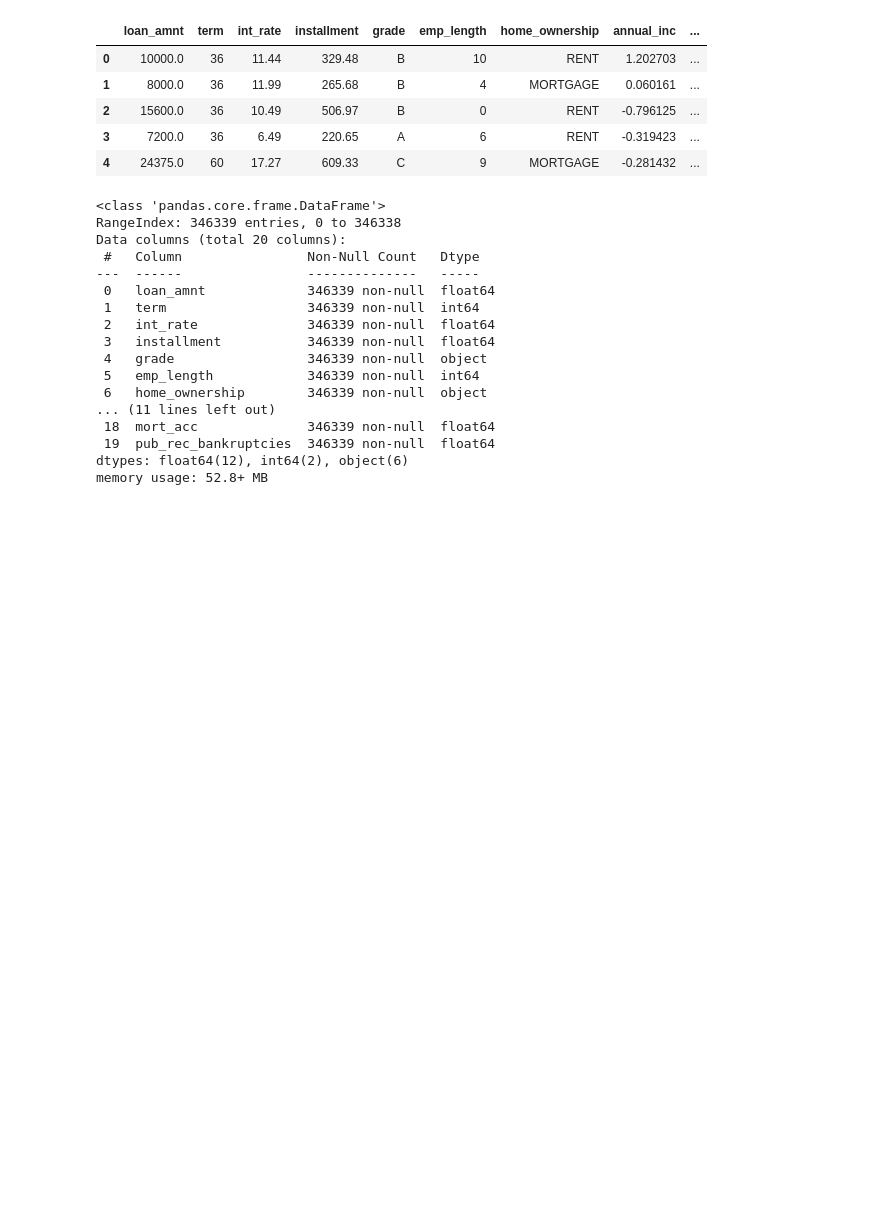
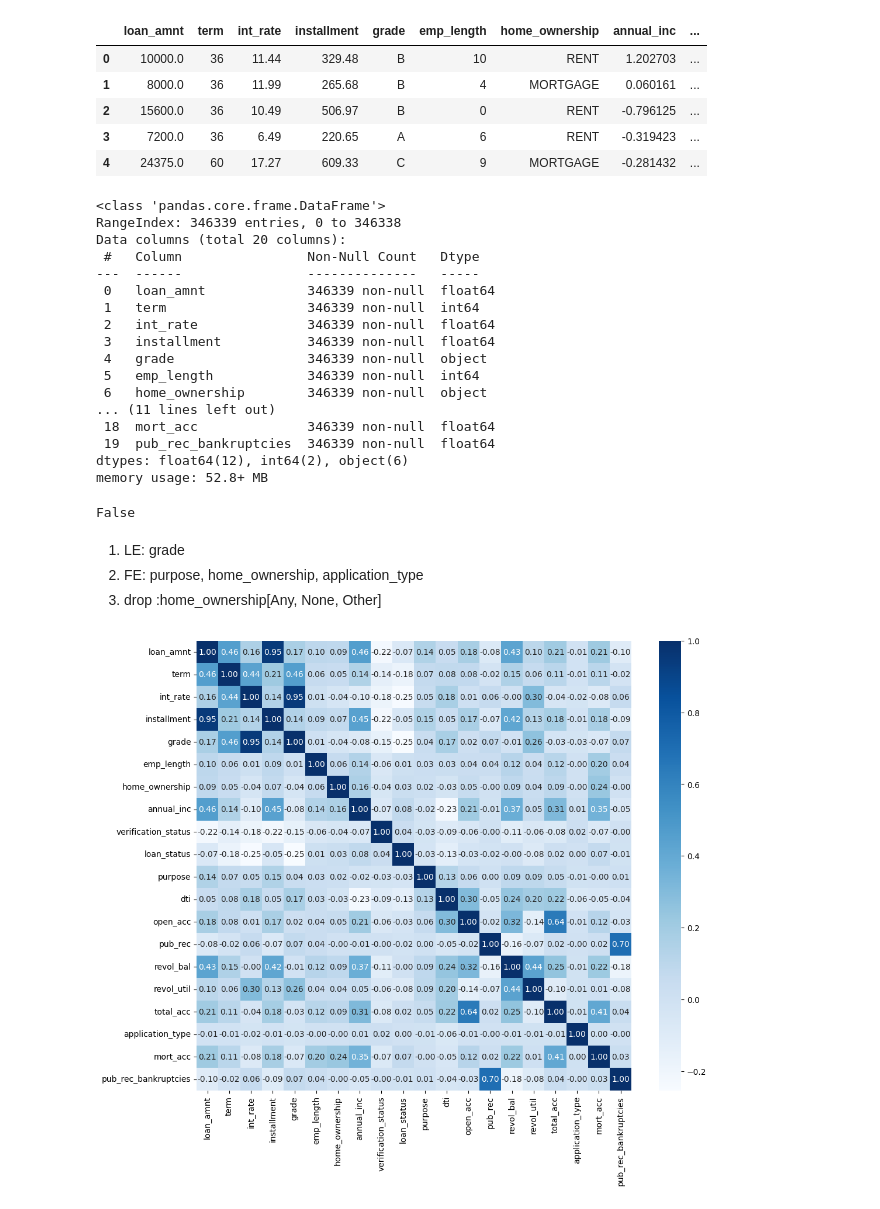
Before and after one commit to Nidhi-Pawar/credit_line_eligibility, a Jupyter notebook: notebooks/04_Feature-Engineering.ipynb, the cells around one changed output. Cells and saved outputs as stored; diff of their text form; code cells hidden in the pictures; blank space fills up the shorter version.

```diff
--- a/notebooks/04_Feature-Engineering.ipynb
+++ b/notebooks/04_Feature-Engineering.ipynb
@@ -104,7 +104,8 @@ Index(['loan_amnt', 'term', 'int_rate', 'installment', 'grade', 'sub_grade',
       dtype='object')
 # %%
 # Transforming the features of dataset to create a final dataset for training the models
+df1 = df0.copy()
 
-df0.drop(columns=['zip_code', 'state','initial_list_status', 'emp_title', 'title','earliest_cr_line',
+df1.drop(columns=['zip_code', 'state','initial_list_status', 'emp_title', 'title','earliest_cr_line',
                  'issue_d','sub_grade'], inplace=True)
 # %%
@@ -136,7 +137,41 @@ Data columns (total 20 columns):
  19  pub_rec_bankruptcies  346339 non-null  float64
 dtypes: float64(12), int64(2), object(6)
 memory usage: 52.8+ MB
+# %%
+
+# Get the indices of rows to drop
+index_to_drop = df1[df1['home_ownership'].isin(['ANY', 'NONE'])].index
+
+# Drop the rows using the indices
+df1 = df1.drop(index_to_drop)
+# %%
+df1['loan_status'].isin([np.inf, -np.inf, np.nan]).any()
+# %% [output]
+False
 # %%
-# Encoding the target variable
-
-df0['loan_status'] = df0['loan_status'].map({'Fully Paid':1, 'Charged Off':0}).astype(int)
+df1['loan_status'] = df1['loan_status'].map({'Fully Paid':1, 'Charged Off':0})
+# %%
+from sklearn.preprocessing import LabelEncoder
+
+# Encoding the target variable
+df1['loan_status'] = df1['loan_status'].astype(int)
+
+# Label Encoding the 'grade' variable
+le = LabelEncoder()
+df1['grade'] = le.fit_transform(df1['grade'])
+
+# Frequency Encoding the 'purpose', 'home_ownership' and 'application_type'
+cols = ['purpose', 'home_ownership', 'application_type', 'verification_status']
+for col in cols:
+    freq_encoding = df1[col].value_counts().to_dict()
+    df1[col] = df1[col].map(freq_encoding)
+# %% [markdown]
+1. LE: grade
+2. FE: purpose, home_ownership, application_type
+3. drop :home_ownership[Any, None, Other]
+# %%
+plt.figure(figsize=(12,10))
+sns.heatmap(df1.corr(), annot=True, fmt=".2f", cmap = 'Blues')
+plt.show()
+# %% [output]
+[figure, added]
```
Also changed, not shown: parts of 8 cells of this notebook.
